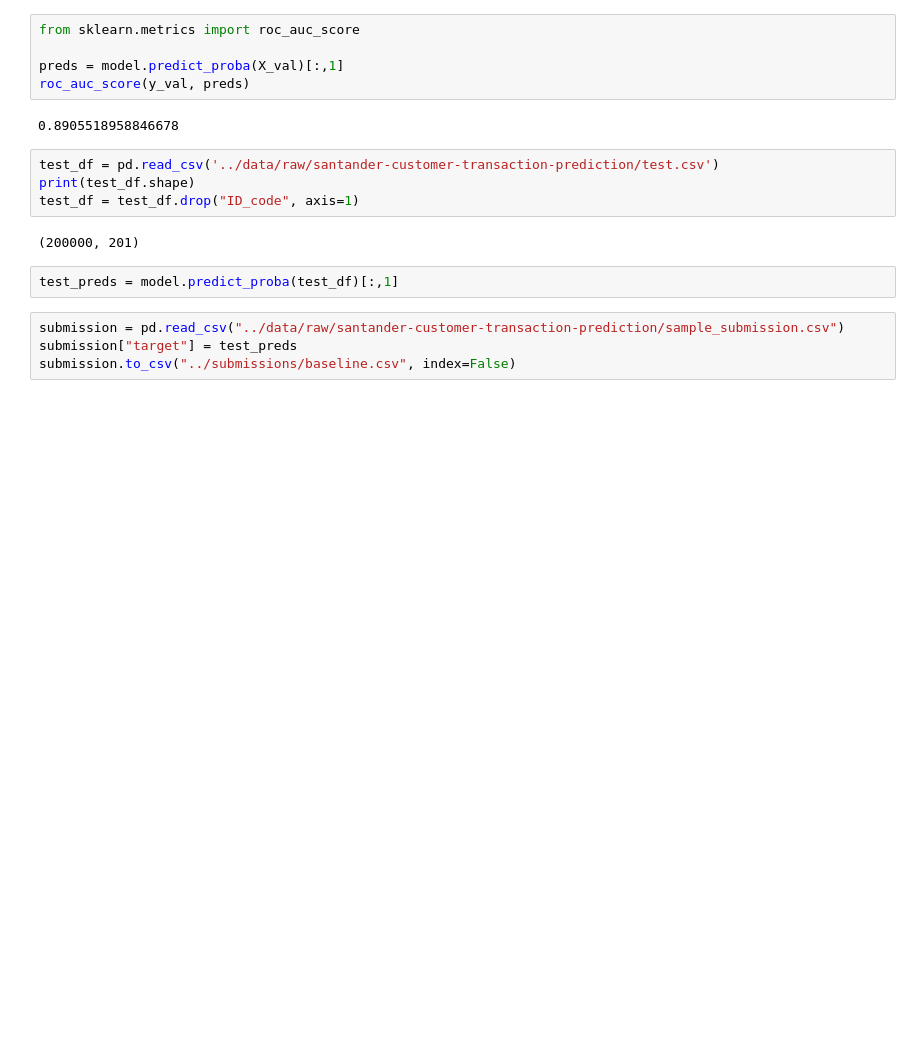
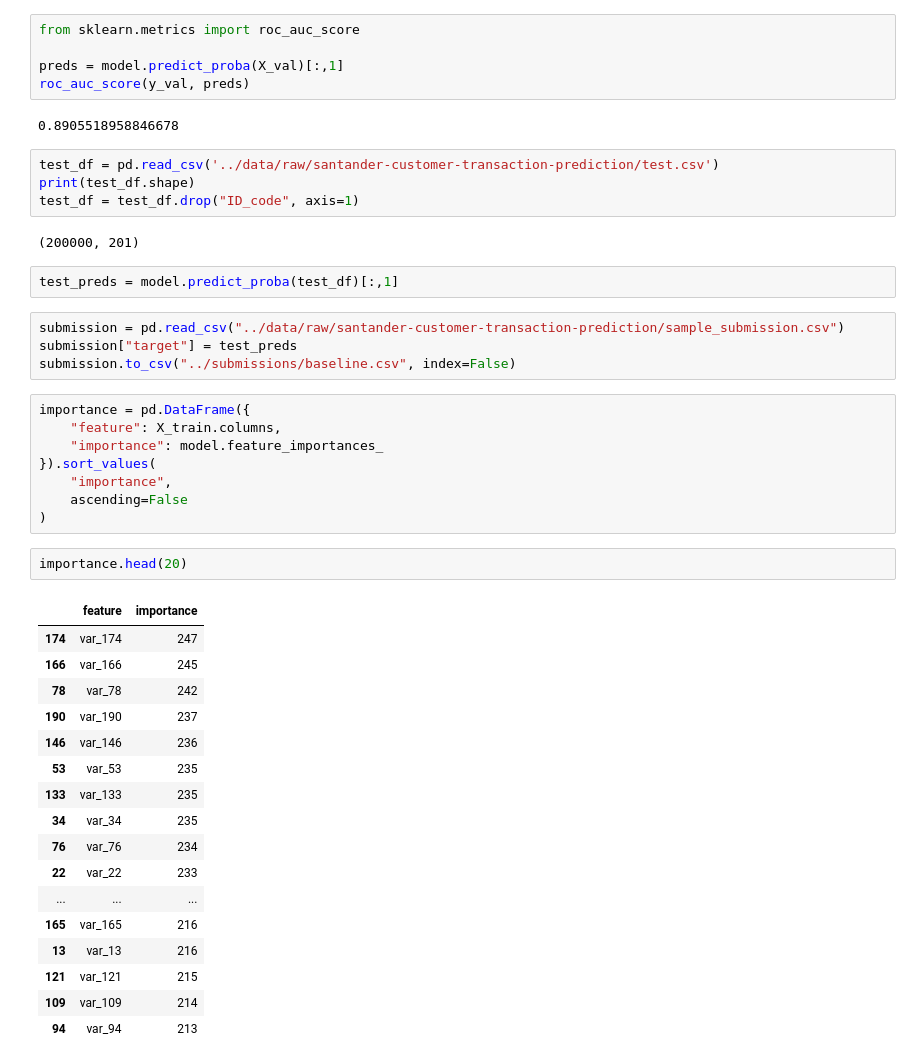
Before and after one commit to KINGAPJ/santander-kaggle-competition, a Jupyter notebook: notebooks/01_baseline.ipynb, the cells around one changed output. Cells and saved outputs as stored; diff of their text form; blank space fills up the shorter version.

```diff
--- a/notebooks/01_baseline.ipynb
+++ b/notebooks/01_baseline.ipynb
@@ -80,3 +80,31 @@ test_preds = model.predict_proba(test_df)[:,1]
 submission = pd.read_csv("../data/raw/santander-customer-transaction-prediction/sample_submission.csv")
 submission["target"] = test_preds
 submission.to_csv("../submissions/baseline.csv", index=False)
+# %%
+importance = pd.DataFrame({
+    "feature": X_train.columns,
+    "importance": model.feature_importances_
+}).sort_values(
+    "importance",
+    ascending=False
+)
+# %%
+importance.head(20)
+# %% [output]
+|  | feature | importance |
+| 174 | var_174 | 247 |
+| 166 | var_166 | 245 |
+| 78 | var_78 | 242 |
+| 190 | var_190 | 237 |
+| 146 | var_146 | 236 |
+| 53 | var_53 | 235 |
+| 133 | var_133 | 235 |
+| 34 | var_34 | 235 |
+| 76 | var_76 | 234 |
+| 22 | var_22 | 233 |
+| ... | ... | ... |
+| 165 | var_165 | 216 |
+| 13 | var_13 | 216 |
+| 121 | var_121 | 215 |
+| 109 | var_109 | 214 |
+| 94 | var_94 | 213 |
```
Also changed, not shown: parts of 2 cells of this notebook.
